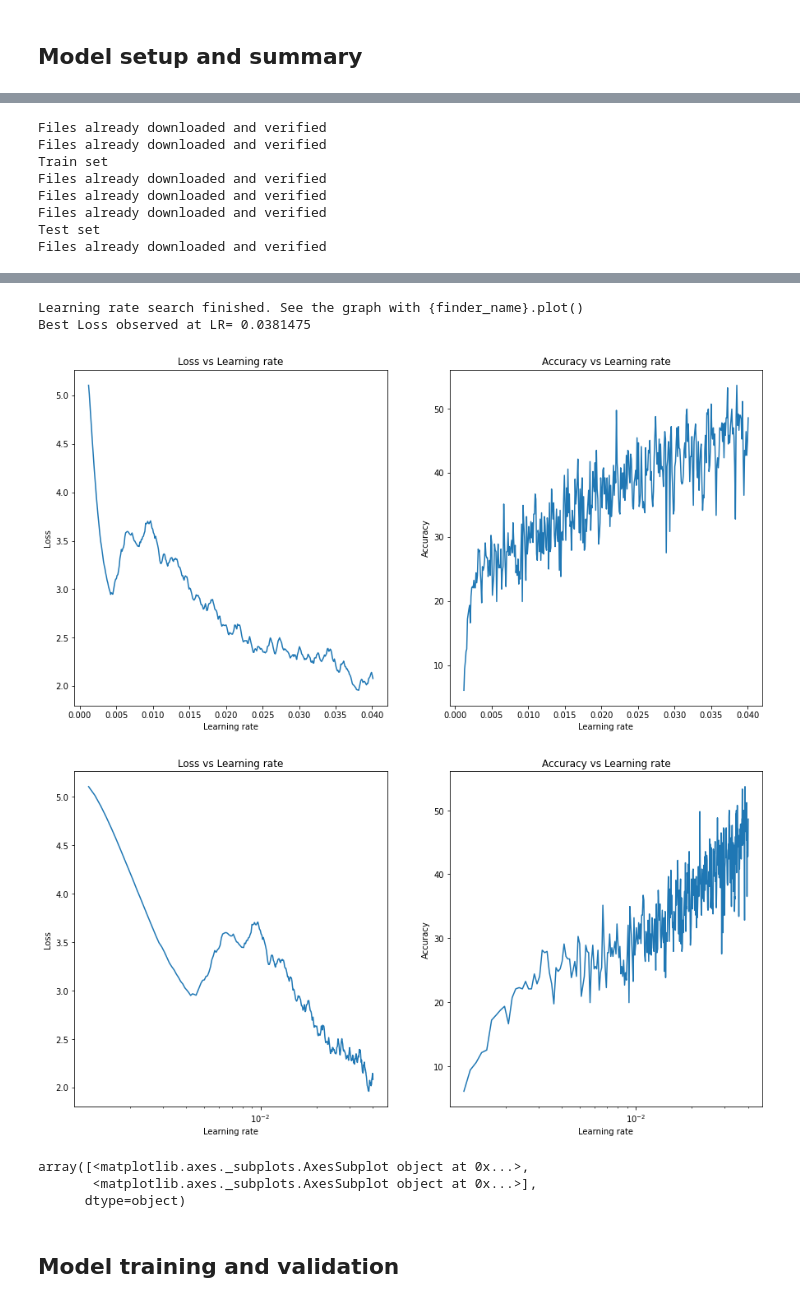
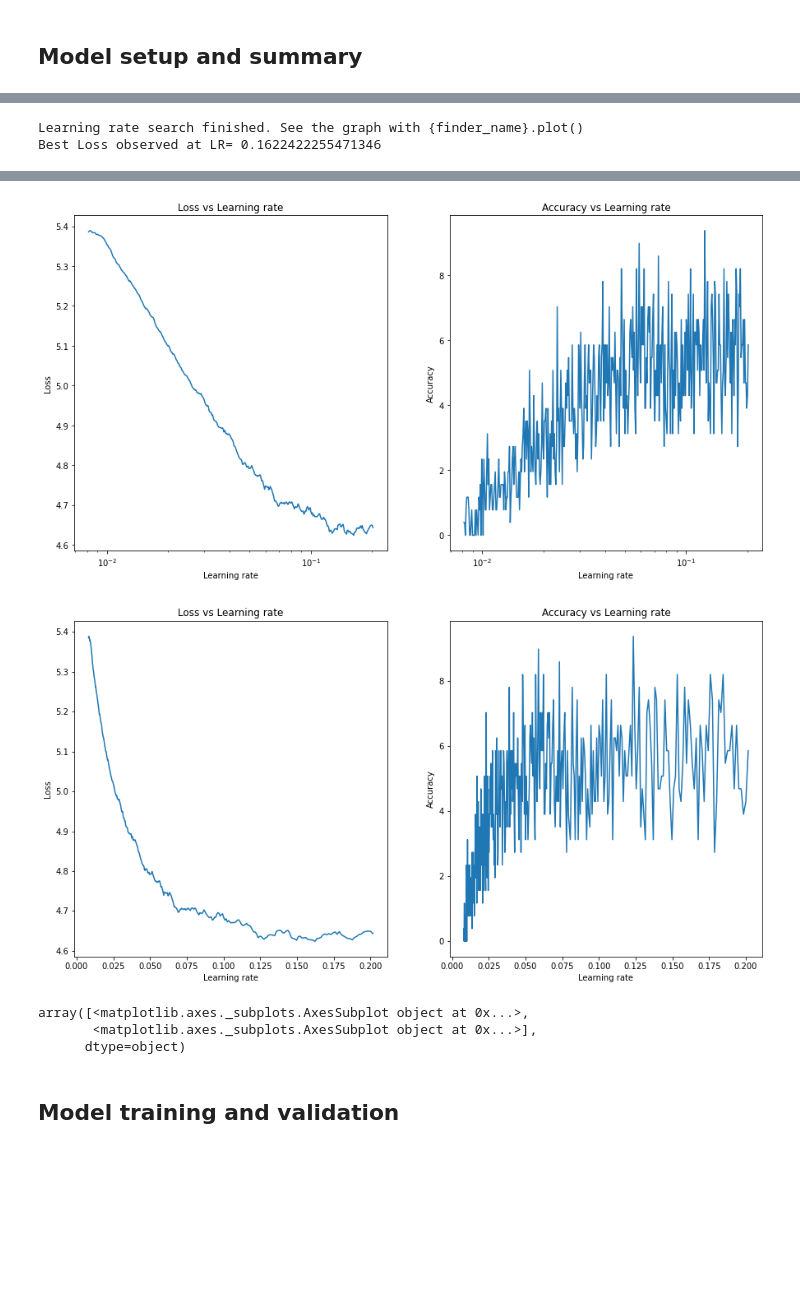
Before and after one commit to Shashank-Holla/TSAI-EVA4, a Jupyter notebook: Session12_TinyImagenet&AnchorBox/scripts/main_for_ImageNet.ipynb, the cells around one changed output, grey strips where cells are left out. Saved outputs shown, nothing was run; the diff lists cells and outputs as text; code cells hidden in the pictures; blank space fills up the shorter version.

```diff
--- a/Session12_TinyImagenet&AnchorBox/scripts/main_for_ImageNet.ipynb
+++ b/Session12_TinyImagenet&AnchorBox/scripts/main_for_ImageNet.ipynb
@@ -166,13 +173,14 @@ Image transformation applied-
 # %%
-trainloader, testloader, classes = transform((0.485, 0.456, 0.406), (0.229, 0.224, 0.225), 256)
+trainloader, testloader, classes = transform_albumentation.transform((0.485, 0.456, 0.406), (0.229, 0.224, 0.225), 256)
 #Display the transformed training data.
 image_display_size = 5
 dataiter = iter(trainloader)
 images, labels = dataiter.next()
 
+
 # imshow(disp_images[0])
 # print(disp_images[0].shape)
-fig, axs = plt.subplots(1, 5, figsize=(10, 10))
+fig, axs = plt.subplots(1, 5, figsize=(14, 14))
 fig.tight_layout()
 
 for i in range(image_display_size):
@@ -193,13 +203,12 @@ This is to determine the minimum and maximum LR boundaries.
 2. start_lr = 0.01 and end_lr=0.1 (exp): Best loss observed at 0.03
 # %%
-trainloader, testloader, classes = transform(512)
 criterion = nn.CrossEntropyLoss()
 # Optimum LR for custom_model = 0.015
-optimizer = optim.SGD(net.parameters(), lr=0.001, weight_decay=0.001)
+optimizer = optim.SGD(net.parameters(), lr=0.008, weight_decay=0.001)
 lr_finder = LRFinder(net, optimizer, criterion, device)
 #Run the range test
-lr_finder.range_test(trainloader, end_lr=0.04, num_iter=400, step_mode="linear")
+lr_finder.range_test(trainloader, end_lr=0.2, num_iter=400, step_mode="exp")
 print("Best Loss observed at LR=",lr_finder.history['lr'][lr_finder.history['Loss'].index(lr_finder.best_loss)])
-lr_finder.plot(skip_start=0, skip_end=0, log_lr=False)
+lr_finder.plot(skip_start=0, skip_end=0, log_lr=True)
 lr_finder.reset()
 # %% [output]
@@ -206,8 +216,2 @@ lr_finder.reset()
-Files already downloaded and verified
-Files already downloaded and verified
-Train set
-Files already downloaded and verified
-Files already downloaded and verified
-Files already downloaded and verified
-Test set
-Files already downloaded and verified
+Learning rate search finished. See the graph with {finder_name}.plot()
+Best Loss observed at LR= 0.1622422255471346
@@ -215,10 +218,8 @@ Files already downloaded and verified
-Learning rate search finished. See the graph with {finder_name}.plot()
-Best Loss observed at LR= 0.0381475
-[figure, old version]
+[figure, new version]
 # %%
-lr_finder.plot(skip_start=0, skip_end=0, log_lr=True)
+lr_finder.plot(skip_start=0, skip_end=0, log_lr=False)
 # %% [output]
-[figure, old version]
+[figure, new version]
 array([<matplotlib.axes._subplots.AxesSubplot object at 0x...>,
        <matplotlib.axes._subplots.AxesSubplot object at 0x...>],
       dtype=object)
```
Also changed, not shown: parts of 21 cells of this notebook, 4 other files.
